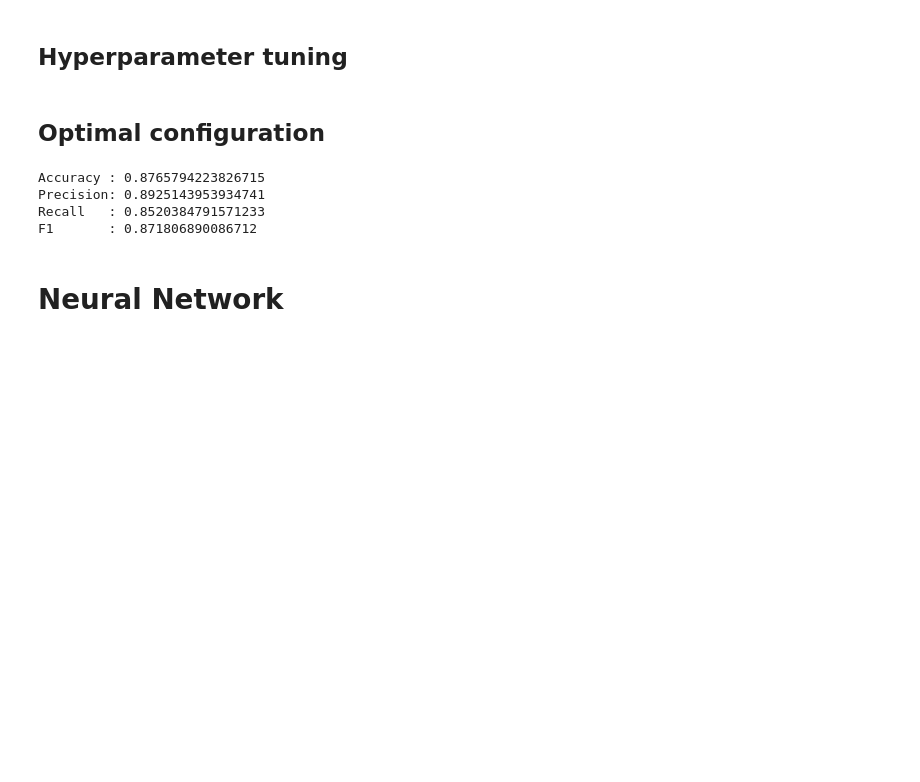
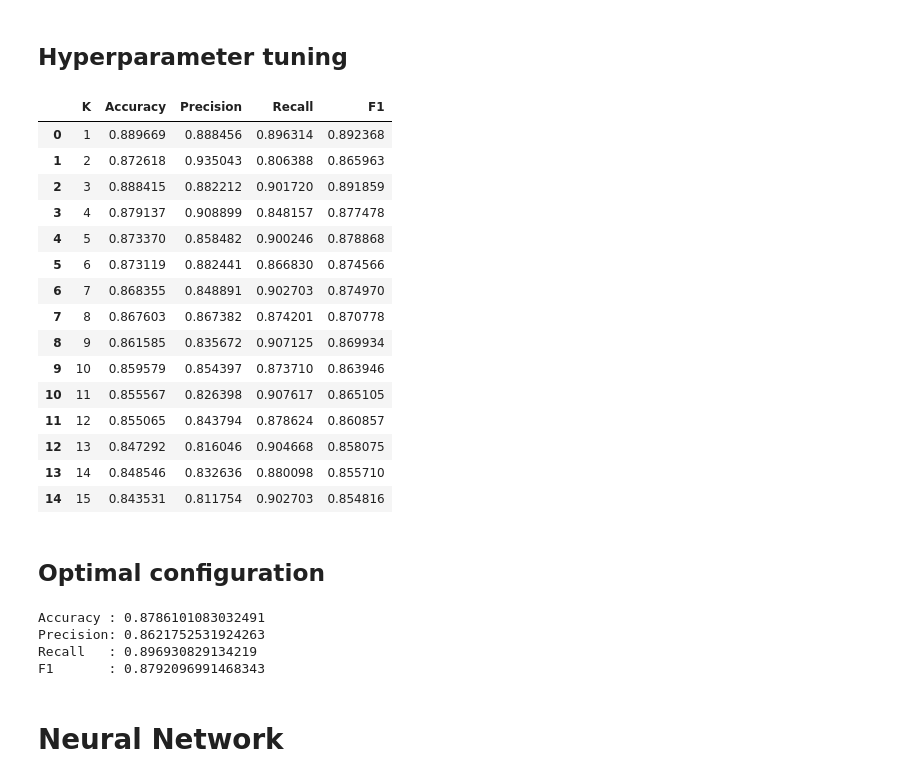
Before and after one commit to Roan-Schellingerhout/YouTube_conspiracy_paper, a Jupyter notebook: Machine Learning/Video_ML.ipynb, the cells around one changed output. Saved outputs shown, nothing was run; the diff lists cells and outputs as text; code cells hidden in the pictures; blank space fills up the shorter version.

```diff
--- a/Machine Learning/Video_ML.ipynb
+++ b/Machine Learning/Video_ML.ipynb
@@ -90,23 +90,40 @@ X_train, X_valid, y_train, y_valid = sklearn.model_selection.train_test_split(X_
 # %%
 measures = {"K":[], "Accuracy":[], "Precision":[],"Recall":[], "F1":[]}
 
 for k in notebook.tqdm(range(1, 16)):
     knn = KNeighborsClassifier(k).fit(X_train, y_train)
 
     y_pred = knn.predict(X_valid)
 
     measures["K"].append(k)
     measures["Accuracy"].append(sklearn.metrics.accuracy_score(y_valid, y_pred))
     measures["Precision"].append(sklearn.metrics.precision_score(y_valid, y_pred))
     measures["Recall"].append(sklearn.metrics.recall_score(y_valid, y_pred))
     measures["F1"].append(sklearn.metrics.f1_score(y_valid, y_pred))
 
 df_knn = pd.DataFrame(measures)
-df_knn.to_csv("k-nearest_neighbors.csv")
+df_knn #.to_csv("k-nearest_neighbors.csv")
+# %% [output]
+|  | K | Accuracy | Precision | Recall | F1 |
+| 0 | 1 | 0.889669 | 0.888456 | 0.896314 | 0.892368 |
+| 1 | 2 | 0.872618 | 0.935043 | 0.806388 | 0.865963 |
+| 2 | 3 | 0.888415 | 0.882212 | 0.901720 | 0.891859 |
+| 3 | 4 | 0.879137 | 0.908899 | 0.848157 | 0.877478 |
+| 4 | 5 | 0.873370 | 0.858482 | 0.900246 | 0.878868 |
+| 5 | 6 | 0.873119 | 0.882441 | 0.866830 | 0.874566 |
+| 6 | 7 | 0.868355 | 0.848891 | 0.902703 | 0.874970 |
+| 7 | 8 | 0.867603 | 0.867382 | 0.874201 | 0.870778 |
+| 8 | 9 | 0.861585 | 0.835672 | 0.907125 | 0.869934 |
+| 9 | 10 | 0.859579 | 0.854397 | 0.873710 | 0.863946 |
+| 10 | 11 | 0.855567 | 0.826398 | 0.907617 | 0.865105 |
+| 11 | 12 | 0.855065 | 0.843794 | 0.878624 | 0.860857 |
+| 12 | 13 | 0.847292 | 0.816046 | 0.904668 | 0.858075 |
+| 13 | 14 | 0.848546 | 0.832636 | 0.880098 | 0.855710 |
+| 14 | 15 | 0.843531 | 0.811754 | 0.902703 | 0.854816 |
 # %% [markdown]
 ## Optimal configuration
 # %%
-knn = KNeighborsClassifier(4).fit(X_train, y_train)
+knn = KNeighborsClassifier(1).fit(X_train, y_train)
 
 y_pred = knn.predict(X_test)
 
@@ -115,10 +132,10 @@ print("Precision:", sklearn.metrics.precision_score(y_test, y_pred))
 print("Recall   :", sklearn.metrics.recall_score(y_test, y_pred))
 print("F1       :", sklearn.metrics.f1_score(y_test, y_pred))
 # %% [output]
-Accuracy : 0.8765794223826715
-Precision: 0.8925143953934741
-Recall   : 0.8520384791571233
-F1       : 0.871806890086712
+Accuracy : 0.8786101083032491
+Precision: 0.8621752531924263
+Recall   : 0.896930829134219
+F1       : 0.8792096991468343
 # %% [markdown]
 # Neural Network
 # %% [markdown]
```
Also changed, not shown: parts of 11 cells of this notebook.
